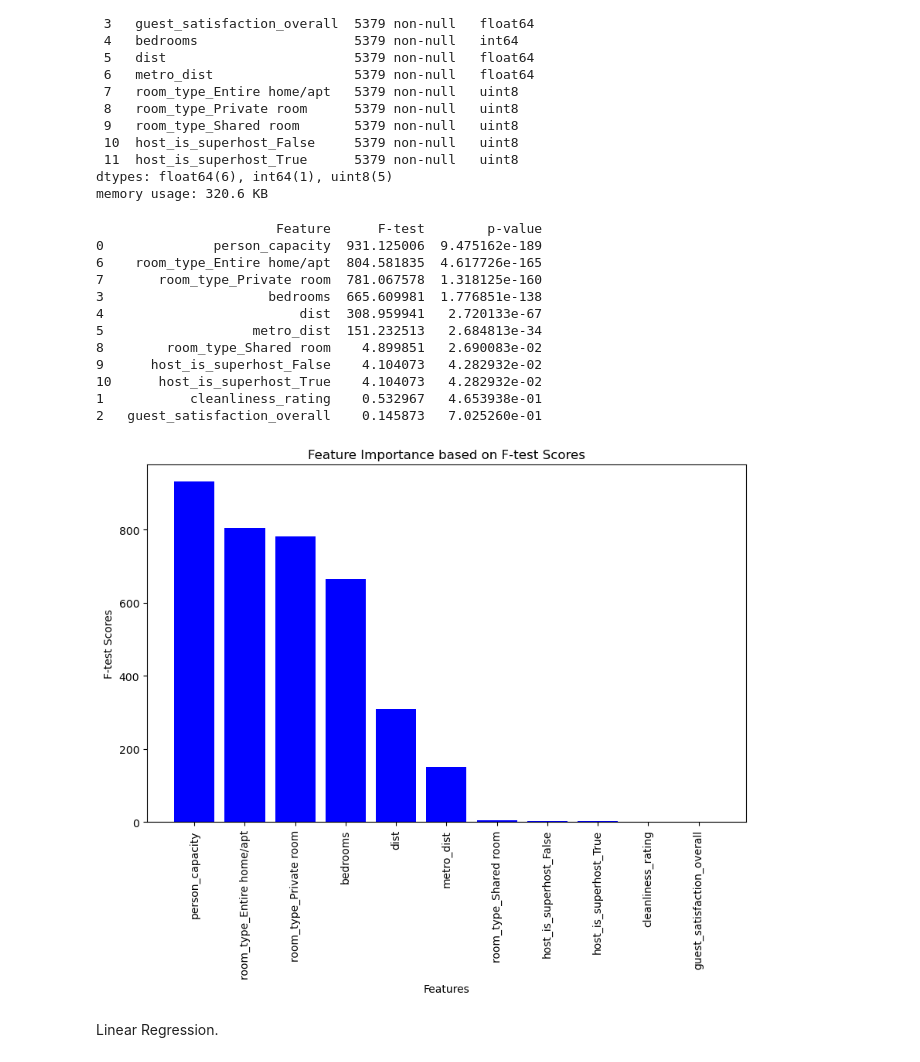
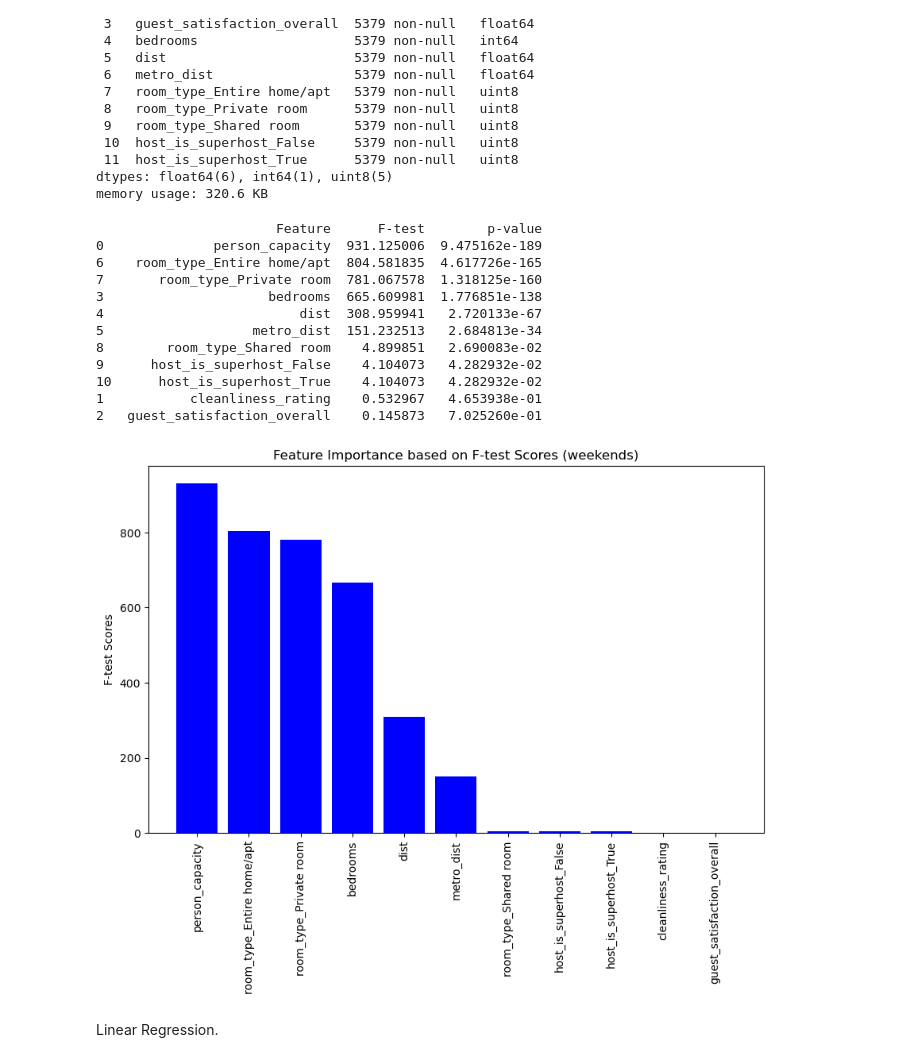
Before and after one commit to Babreucosta/CA2_Strategic_Thinking, a Jupyter notebook: CA 2 Strategic Thinking.ipynb, the cells around one changed output. Cells and saved outputs as stored; diff of their text form; code cells hidden in the pictures.

```diff
--- a/CA 2 Strategic Thinking.ipynb
+++ b/CA 2 Strategic Thinking.ipynb
@@ -4,5 +6,5 @@ import seaborn as sns
 import matplotlib.pyplot as plt
 from sklearn.preprocessing import LabelEncoder
 # %%
-df = pd.read_csv('london_weekends.csv')
+df_weekends = pd.read_csv('london_weekends.csv')
 # %%
@@ -35,7 +37,7 @@ Data columns (total 20 columns):
 dtypes: bool(3), float64(12), int64(4), object(1)
 memory usage: 730.3+ KB
 # %%
-df = df.drop(['Unnamed: 0', 'room_shared', 'room_private', 'multi',
+df_weekends = df_weekends.drop(['Unnamed: 0', 'room_shared', 'room_private', 'multi',
              'biz', 'attr_index', 'attr_index_norm', 'rest_index', 'rest_index_norm',
               'lng', 'lat'], axis=1)
 # %%
@@ -48,5 +50,5 @@ df.head()
 | 3 | 180.389943 | Private room | 2.0 | False | 9.0 | 87.0 | ... |
 | 4 | 405.700981 | Entire home/apt | 3.0 | False | 7.0 | 65.0 | ... |
 # %%
-df = pd.get_dummies(df, columns=['room_type', 'host_is_superhost'])
+df_weekends = pd.get_dummies(df_weekends, columns=['room_type', 'host_is_superhost'])
 # %%
@@ -80,43 +82,43 @@ from sklearn.feature_selection import f_regression
 
 # Assuming your data is stored in a pandas DataFrame named 'data'
 # Extract the features and the target variable
-X = df.drop('realSum', axis=1)
-y = df['realSum']
+X = df_weekends.drop('realSum', axis=1)
+y = df_weekends['realSum']
 
 # Compute the F-test and the p-values for the features
 f_values, p_values = f_regression(X, y)
 
 # Create a DataFrame to store feature names, F-test scores, and p-values
 feature_importance = pd.DataFrame({'Feature': X.columns, 'F-test': f_values, 'p-value': p_values})
 
 # Sort the features based on F-test scores in descending order
 feature_importance.sort_values(by='F-test', ascending=False, inplace=True)
 
 # Print the feature ranking
 print(feature_importance)
 
 # Plot the feature importances
 plt.figure(figsize=(10, 6))
 plt.bar(feature_importance['Feature'], feature_importance['F-test'], color='b', align='center')
-plt.xlabel('Features')
+plt.xlabel('')
 plt.ylabel('F-test Scores')
-plt.title('Feature Importance based on F-test Scores')
+plt.title('Feature Importance based on F-test Scores (weekends)')
 plt.xticks(rotation=90)
 plt.show()
 # %% [output]
                        Feature      F-test        p-value
 0              person_capacity  931.125006  9.475162e-189
 6    room_type_Entire home/apt  804.581835  4.617726e-165
 7       room_type_Private room  781.067578  1.318125e-160
 3                     bedrooms  665.609981  1.776851e-138
 4                         dist  308.959941   2.720133e-67
 5                   metro_dist  151.232513   2.684813e-34
 8        room_type_Shared room    4.899851   2.690083e-02
 9      host_is_superhost_False    4.104073   4.282932e-02
 10      host_is_superhost_True    4.104073   4.282932e-02
 1           cleanliness_rating    0.532967   4.653938e-01
 2   guest_satisfaction_overall    0.145873   7.025260e-01
-[figure, old version]
+[figure, new version]
 # %% [markdown]
 Linear Regression.
 # %%
```
Also changed, not shown: parts of 20 cells of this notebook, 1 other file.
